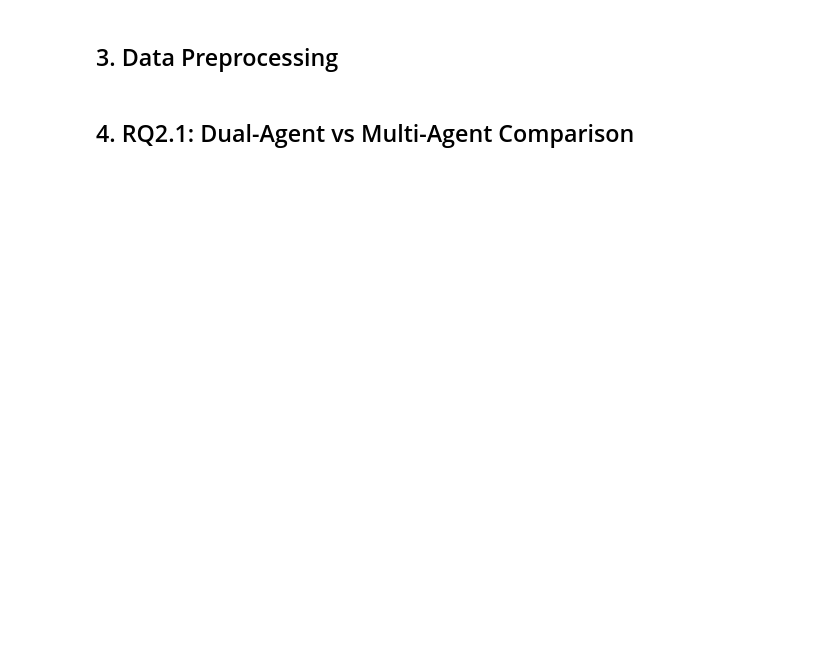
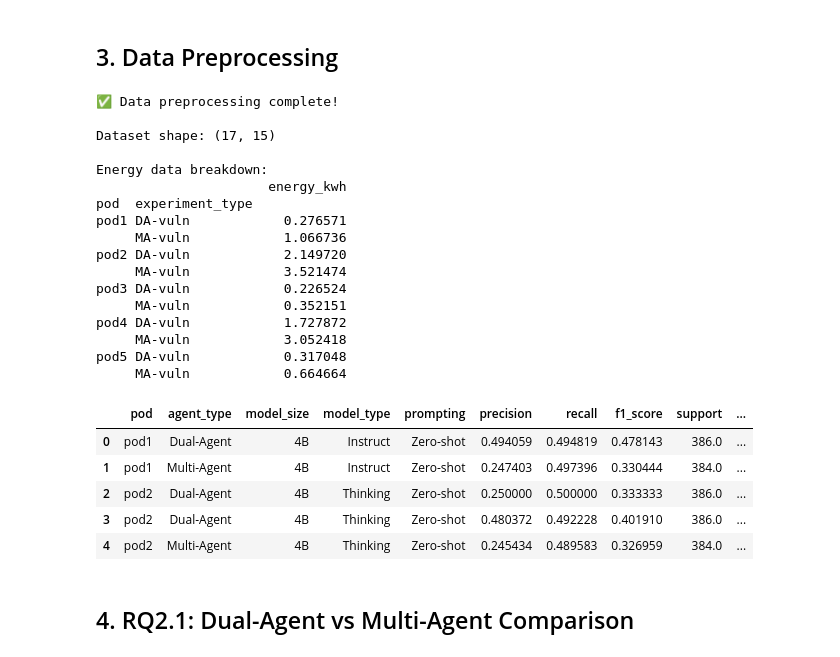
Before and after one commit to unused1/agent-green, a Jupyter notebook: notebooks/rq2_vulnerability_detection_analysis.ipynb, the cells around one changed output. Saved outputs shown, nothing was run; the diff lists cells and outputs as text; code cells hidden in the pictures; blank space fills up the shorter version.

```diff
--- a/notebooks/rq2_vulnerability_detection_analysis.ipynb
+++ b/notebooks/rq2_vulnerability_detection_analysis.ipynb
@@ -114,40 +133,101 @@ df_vuln.head(10)
 # %%
 # Convert to percentages for better readability
 for col in ['precision', 'recall', 'f1_score']:
     df_vuln[f'{col}_pct'] = df_vuln[col] * 100
 
 # Load energy data from emissions.csv files
+# IMPORTANT: Aggregate by experiment type, not by entire pod!
 energy_data = []
+
+def extract_experiment_type(project_name):
+    """Extract experiment type from project_name in emissions.csv"""
+    if 'DA-vuln' in project_name:
+        return 'DA-vuln'
+    elif 'DA-code' in project_name:
+        return 'DA-code'
+    elif 'MA-vuln' in project_name:
+        return 'MA-vuln'
+    elif 'MA-code' in project_name:
+        return 'MA-code'
+    else:
+        return 'Unknown'
 
 for pod_name, config in pod_configs.items():
     pod_dir = RESULTS_DIR / f'runpod_rq2_{pod_name}'
 
     # Handle nested results directories
     emissions_file = pod_dir / 'emissions.csv'
     if not emissions_file.exists():
         emissions_file = pod_dir / 'results' / 'emissions.csv'
 
     if emissions_file.exists():
         df_emissions = pd.read_csv(emissions_file)
 
-        # Aggregate energy data
-        total_energy = df_emissions['energy_consumed'].sum()  # in kWh
-        total_emissions = df_emissions['emissions'].sum()  # in kg CO2
+        # Extract experiment type from project_name
+        df_emissions['experiment_type'] = df_emissions['project_name'].apply(extract_experiment_type)
 
-        energy_data.append({
-            'pod': pod_name,
-            'total_energy_kwh': total_energy,
-            'total_emissions_kg': total_emissions
-        })
+        # Group by experiment type and sum energy/emissions
+        energy_by_exp = df_emissions.groupby('experiment_type').agg({
+            'energy_consumed': 'sum',
+            'emissions': 'sum'
+        }).reset_index()
+
+        # Add pod info and append
+        for _, row in energy_by_exp.iterrows():
+            energy_data.append({
+                'pod': pod_name,
+                'experiment_type': row['experiment_type'],
+                'energy_kwh': row['energy_consumed'],
+                'emissions_kg': row['emissions']
+            })
 
 df_energy = pd.DataFrame(energy_data)
 
+# Filter for vulnerability detection experiments only (DA-vuln and MA-vuln)
+df_energy_vuln = df_energy[df_energy['experiment_type'].isin(['DA-vuln', 'MA-vuln'])].copy()
+
+# Map experiment_type to agent_type for merging
+df_energy_vuln['agent_type'] = df_energy_vuln['experiment_type'].map({
+    'DA-vuln': 'Dual-Agent',
+    'MA-vuln': 'Multi-Agent'
+})
+
 # Merge energy data with vulnerability results
-df_vuln = df_vuln.merge(df_energy, on='pod', how='left')
+df_vuln = df_vuln.merge(
+    df_energy_vuln[['pod', 'agent_type', 'energy_kwh', 'emissions_kg']],
+    on=['pod', 'agent_type'],
+    how='left'
+)
 
 print("\n✅ Data preprocessing complete!")
 print(f"\nDataset shape: {df_vuln.shape}")
+print(f"\nEnergy data breakdown:")
+print(df_energy_vuln.groupby(['pod', 'experiment_type']).agg({'energy_kwh': 'sum'}).head(10))
 df_vuln.head()
+# %% [output]
+✅ Data preprocessing complete!
+
+Dataset shape: (17, 15)
+
+Energy data breakdown:
+                      energy_kwh
+pod  experiment_type
+pod1 DA-vuln            0.276571
+     MA-vuln            1.066736
+pod2 DA-vuln            2.149720
+     MA-vuln            3.521474
+pod3 DA-vuln            0.226524
+     MA-vuln            0.352151
+pod4 DA-vuln            1.727872
+     MA-vuln            3.052418
+pod5 DA-vuln            0.317048
+     MA-vuln            0.664664
+|  | pod | agent_type | model_size | model_type | prompting | precision | recall | f1_score | support | ... |
+| 0 | pod1 | Dual-Agent | 4B | Instruct | Zero-shot | 0.494059 | 0.494819 | 0.478143 | 386.0 | ... |
+| 1 | pod1 | Multi-Agent | 4B | Instruct | Zero-shot | 0.247403 | 0.497396 | 0.330444 | 384.0 | ... |
+| 2 | pod2 | Dual-Agent | 4B | Thinking | Zero-shot | 0.250000 | 0.500000 | 0.333333 | 386.0 | ... |
+| 3 | pod2 | Dual-Agent | 4B | Thinking | Zero-shot | 0.480372 | 0.492228 | 0.401910 | 386.0 | ... |
+| 4 | pod2 | Multi-Agent | 4B | Thinking | Zero-shot | 0.245434 | 0.489583 | 0.326959 | 384.0 | ... |
 # %% [markdown]
 ## 4. RQ2.1: Dual-Agent vs Multi-Agent Comparison
 # %%
```
Also changed, not shown: parts of 11 cells of this notebook, 5 other files.
